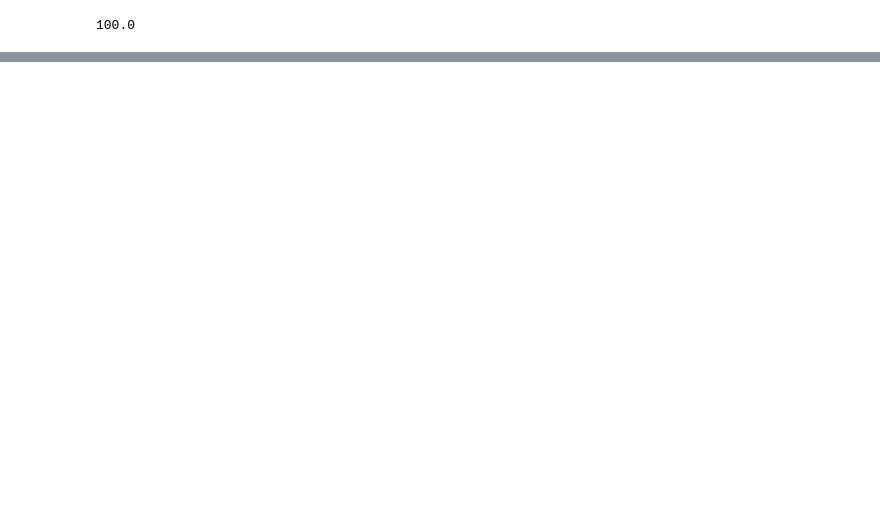
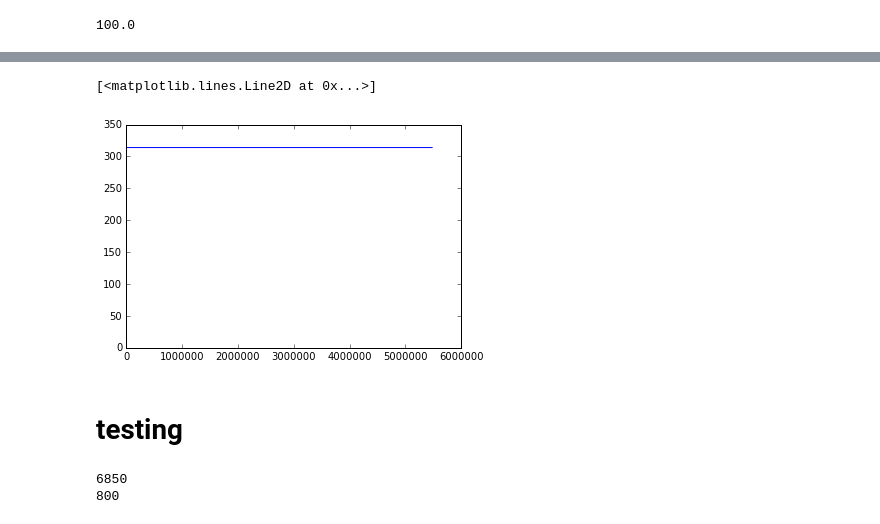
Before and after one commit to p-v-o-s/dho-rssi, a Jupyter notebook: analyze.ipynb, the cells around one changed output, grey strips where cells are left out. Saved outputs shown, nothing was run; the diff lists cells and outputs as text; code cells hidden in the pictures; blank space fills up the shorter version.

```diff
--- a/analyze.ipynb
+++ b/analyze.ipynb
@@ -20,0 +99,19 @@ plt.plot(q.t,q.s); plt.xlabel()
+# %%
+tLog=[]
+for ts in q.t:
+    tLog.append(int(ts))
+# %%
+# start with some metric
+
+diffBest=(tLog[0])**4
+
+# now go through and compare
+# tMatch will be a list containing an index into tLog for the closest time to any given tGPS time
+tMatch=[]
+for i in range(0,len(tGPS)):
+    for j in range(0,len(tLog)):
+        diff=(tLog[j]-tGPS[i])**2
+        if diff<diffBest:
+            diffBest=diff
+            index=j
+        tMatch.append(index)
@@ -20,0 +123,7 @@ plt.plot(q.t,q.s); plt.xlabel()
+# %%
+plt.plot(tMatch)
+# %% [output]
+[<matplotlib.lines.Line2D at 0x...>]
+[figure, added]
+# %% [markdown]
+# testing
@@ -20,0 +142,5 @@ plt.plot(q.t,q.s); plt.xlabel()
+# %%
+print(len(ly));print(len(gy))
+# %% [output]
+6850
+800
```
Also changed, not shown: parts of 28 cells of this notebook.
